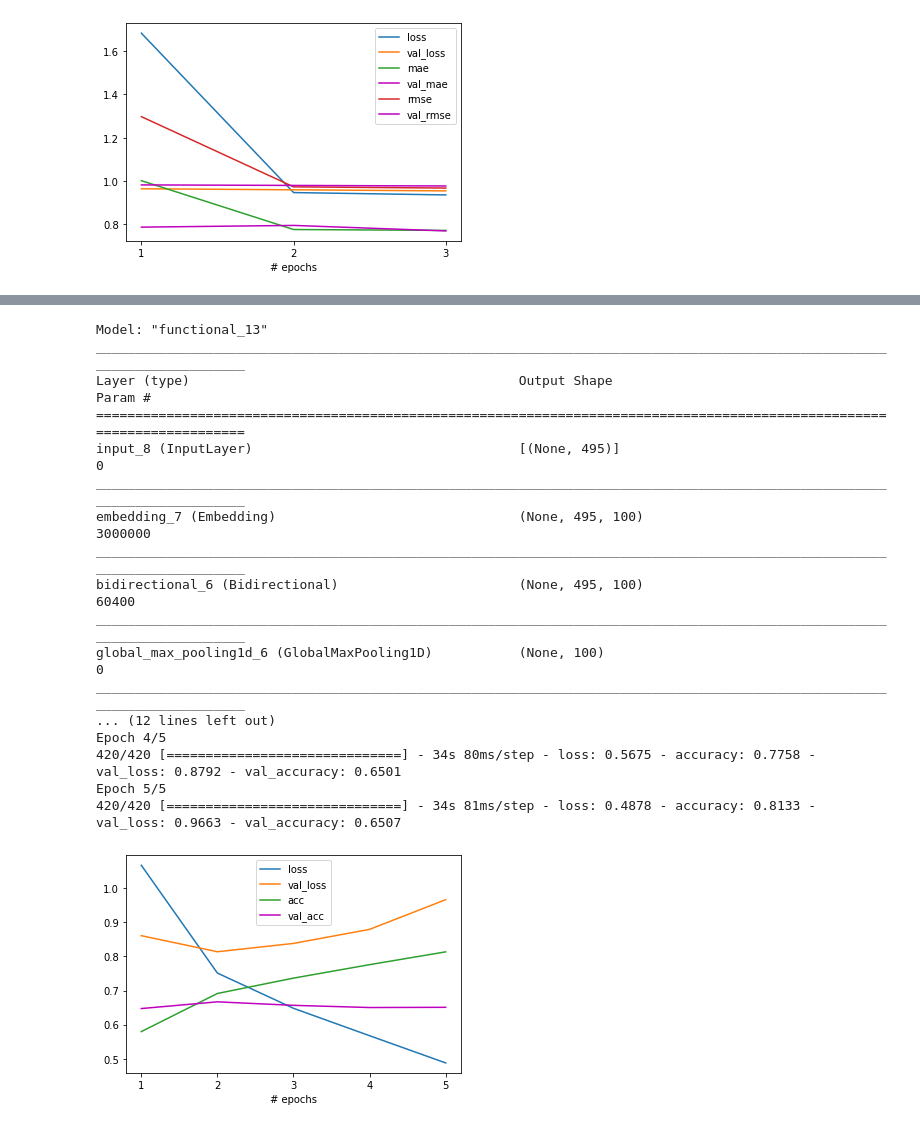
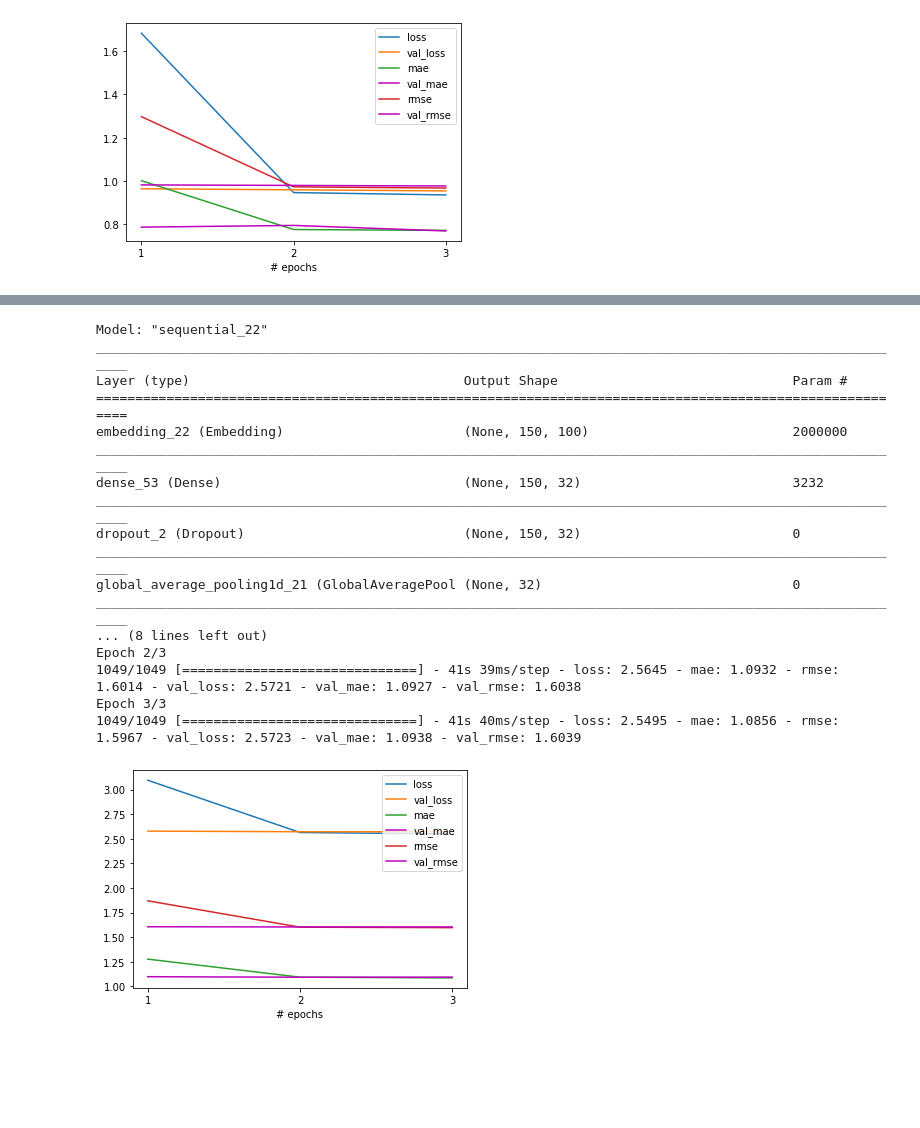
Before and after one commit to FishWith7sMemory/MAST30034-ADS-GroupProj, a Jupyter notebook: NLP.ipynb, the cells around one changed output, grey strips where cells are left out. Saved outputs shown, nothing was run; the diff lists cells and outputs as text; code cells hidden in the pictures; blank space fills up the shorter version.

Commit message:
turing parameters for NLP based recommender system

```diff
--- a/NLP.ipynb
+++ b/NLP.ipynb
@@ -128,21 +129,34 @@ Epoch 3/3
-# %%
-m2, r2 = fit_model(create_model())
-# %% [output]
-Model: "functional_13"
-________________________________________________________________________________________________________________________
-Layer (type)                                          Output Shape                                    Param #
-========================================================================================================================
-input_8 (InputLayer)                                  [(None, 495)]                                   0
-________________________________________________________________________________________________________________________
-embedding_7 (Embedding)                               (None, 495, 100)                                3000000
-________________________________________________________________________________________________________________________
-bidirectional_6 (Bidirectional)                       (None, 495, 100)                                60400
-________________________________________________________________________________________________________________________
-global_max_pooling1d_6 (GlobalMaxPooling1D)           (None, 100)                                     0
-________________________________________________________________________________________________________________________
-... (12 lines left out)
-Epoch 4/5
-420/420 [==============================] - 34s 80ms/step - loss: 0.5675 - accuracy: 0.7758 - val_loss: 0.8792 - val_accuracy: 0.6501
-Epoch 5/5
-420/420 [==============================] - 34s 81ms/step - loss: 0.4878 - accuracy: 0.8133 - val_loss: 0.9663 - val_accuracy: 0.6507
-[figure, removed]
+# %%
+def create_model():
+    D = 100
+    num_words = min(MAX_VOCAB_SIZE, V + 1)
+    model = Sequential()
+    model.add(Input(shape=(T,)))
+    model.add(Embedding(num_words, D))
+    model.add(Dense(32, activation='relu'))
+    model.add(Dropout(0.2))
+    model.add(GlobalAveragePooling1D())
+    model.add(Dense(5, activation='relu'))
+    model.summary(105)
+    return model
+
+m, r = fit_model(create_model())
+# %% [output]
+Model: "sequential_22"
+_________________________________________________________________________________________________________
+Layer (type)                                   Output Shape                              Param #
+=========================================================================================================
+embedding_22 (Embedding)                       (None, 150, 100)                          2000000
+_________________________________________________________________________________________________________
+dense_53 (Dense)                               (None, 150, 32)                           3232
+_________________________________________________________________________________________________________
+dropout_2 (Dropout)                            (None, 150, 32)                           0
+_________________________________________________________________________________________________________
+global_average_pooling1d_21 (GlobalAveragePool (None, 32)                                0
+_________________________________________________________________________________________________________
+... (8 lines left out)
+Epoch 2/3
+1049/1049 [==============================] - 41s 39ms/step - loss: 2.5645 - mae: 1.0932 - rmse: 1.6014 - val_loss: 2.5721 - val_mae: 1.0927 - val_rmse: 1.6038
+Epoch 3/3
+1049/1049 [==============================] - 41s 40ms/step - loss: 2.5495 - mae: 1.0856 - rmse: 1.5967 - val_loss: 2.5723 - val_mae: 1.0938 - val_rmse: 1.6039
+[figure, added]
```
Also changed, not shown: parts of 8 cells of this notebook.
